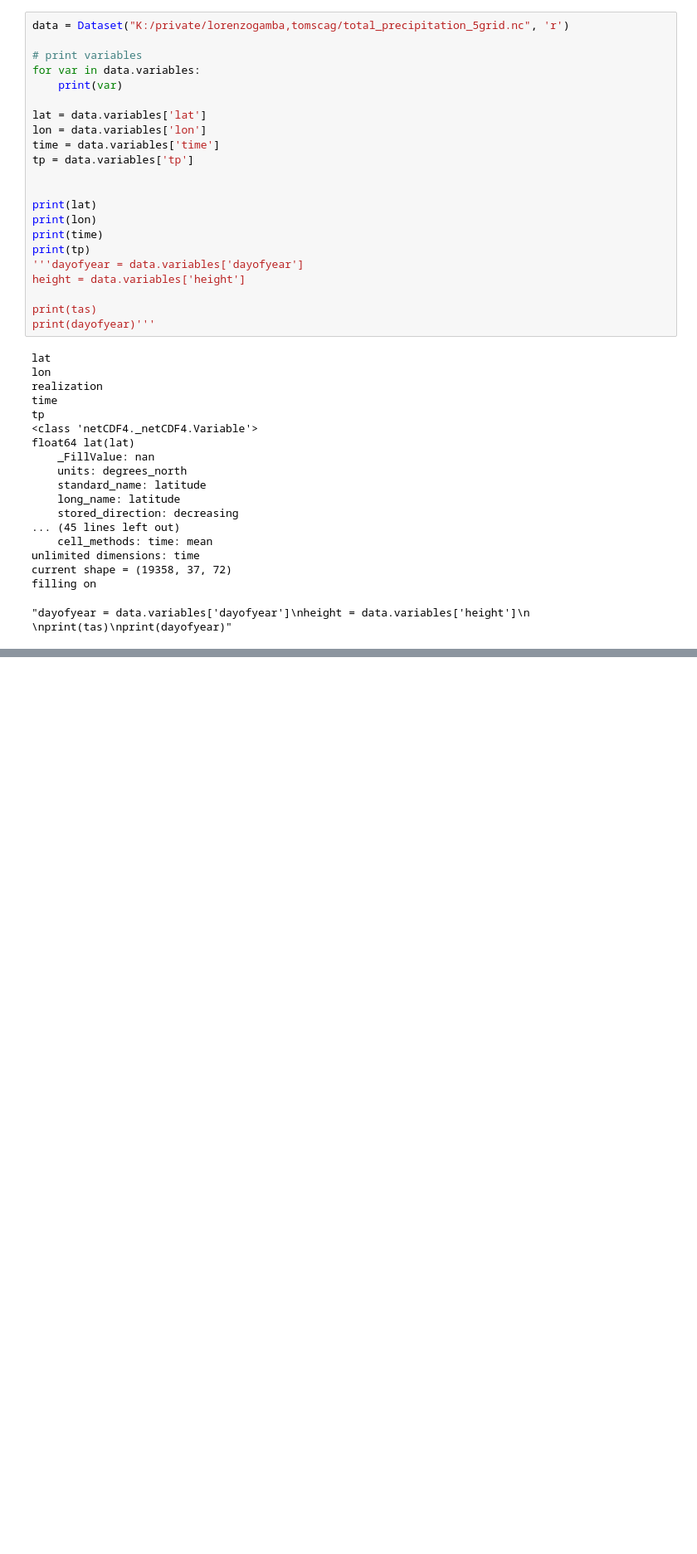
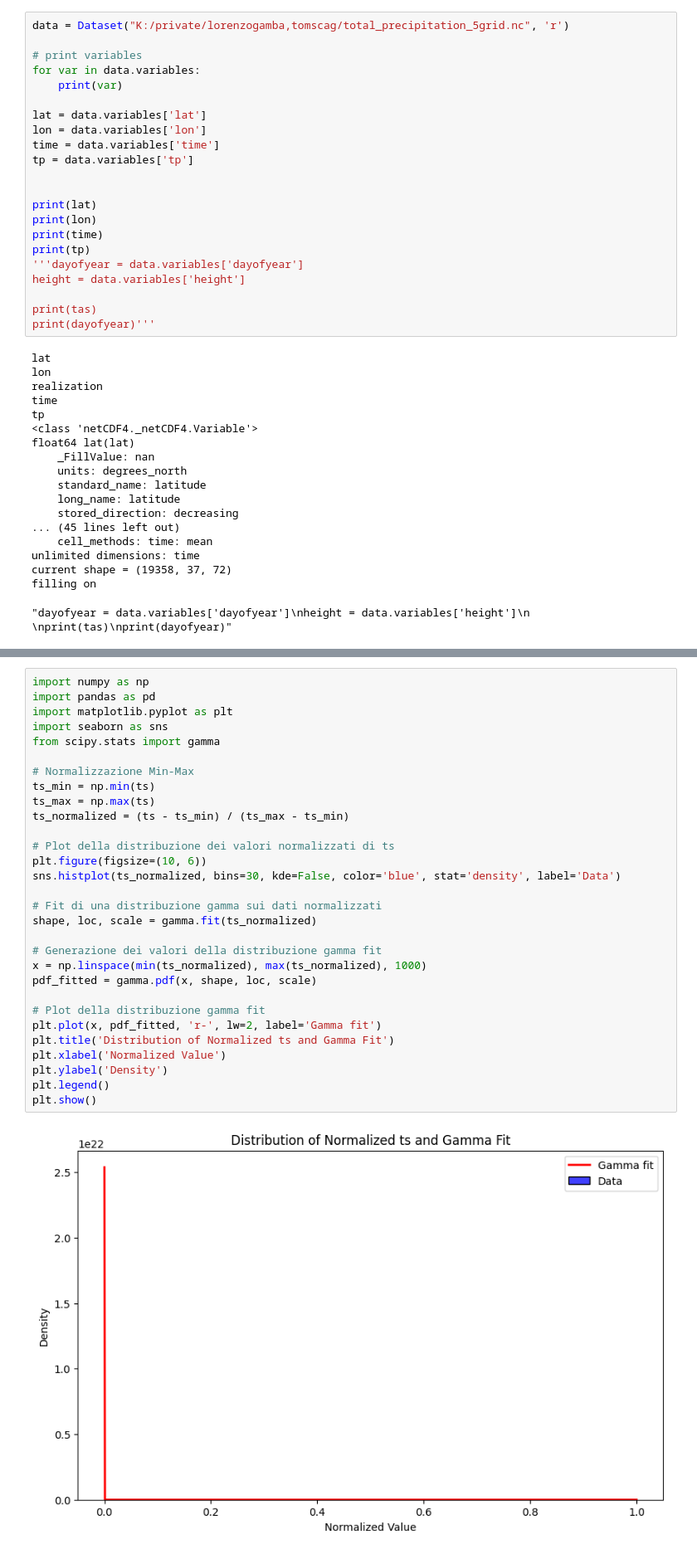
Before and after one commit to tomscag/climate_temporal_networks, a Jupyter notebook: Analysis/analisi_dataset_precipitzioni.ipynb, the cells around one changed output, grey strips where cells are left out. Shown at 83% size. Cells and saved outputs as stored; diff of their text form; blank space fills up the shorter version.

```diff
--- a/Analysis/analisi_dataset_precipitzioni.ipynb
+++ b/Analysis/analisi_dataset_precipitzioni.ipynb
@@ -71,0 +78,32 @@ masked_array(data=[2.60273623e-06, 1.39077500e-07, 0.00000000e+00,
+# %%
+import numpy as np
+import pandas as pd
+import matplotlib.pyplot as plt
+import seaborn as sns
+from scipy.stats import gamma
+
+# Normalizzazione Min-Max
+ts_min = np.min(ts)
+ts_max = np.max(ts)
+ts_normalized = (ts - ts_min) / (ts_max - ts_min)
+
+# Plot della distribuzione dei valori normalizzati di ts
+plt.figure(figsize=(10, 6))
+sns.histplot(ts_normalized, bins=30, kde=False, color='blue', stat='density', label='Data')
+
+# Fit di una distribuzione gamma sui dati normalizzati
+shape, loc, scale = gamma.fit(ts_normalized)
+
+# Generazione dei valori della distribuzione gamma fit
+x = np.linspace(min(ts_normalized), max(ts_normalized), 1000)
+pdf_fitted = gamma.pdf(x, shape, loc, scale)
+
+# Plot della distribuzione gamma fit
+plt.plot(x, pdf_fitted, 'r-', lw=2, label='Gamma fit')
+plt.title('Distribution of Normalized ts and Gamma Fit')
+plt.xlabel('Normalized Value')
+plt.ylabel('Density')
+plt.legend()
+plt.show()
+# %% [output]
+[figure, added]
```
Also changed, not shown: parts of 14 cells of this notebook.
